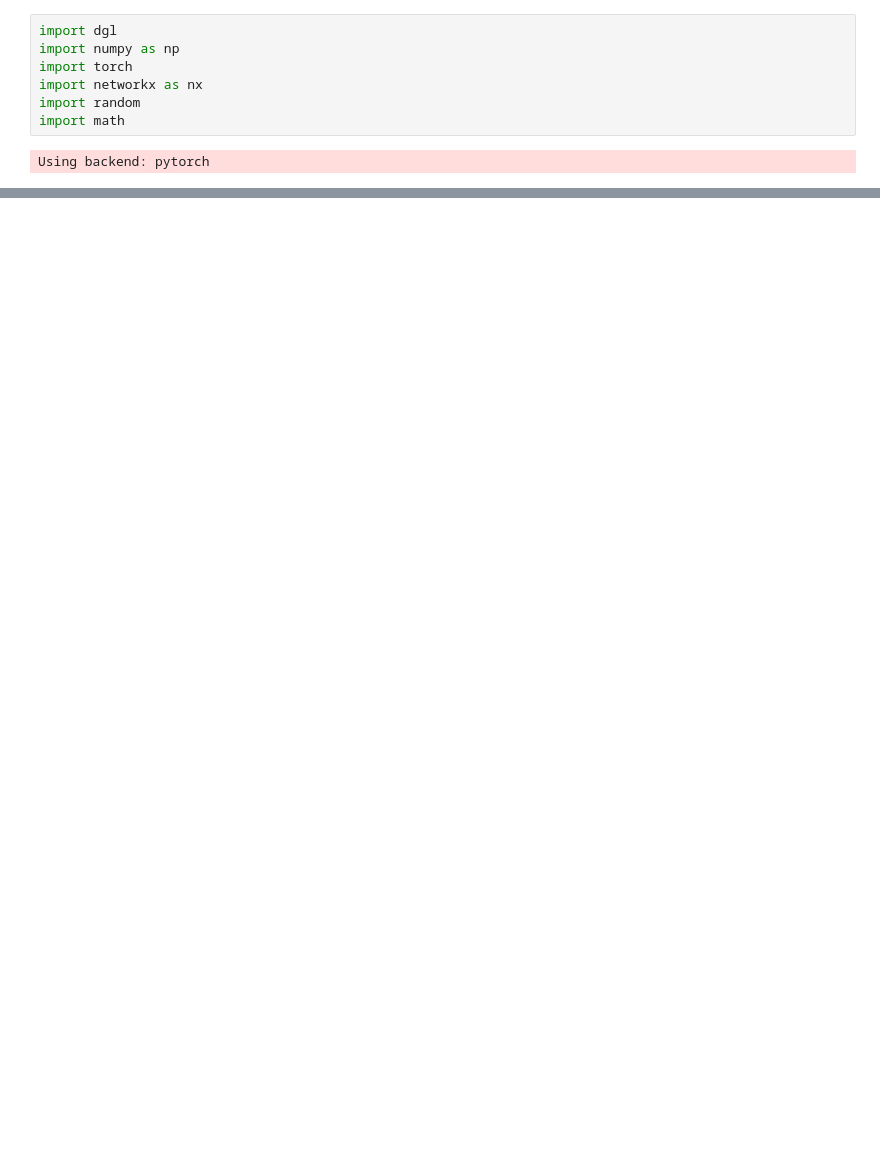
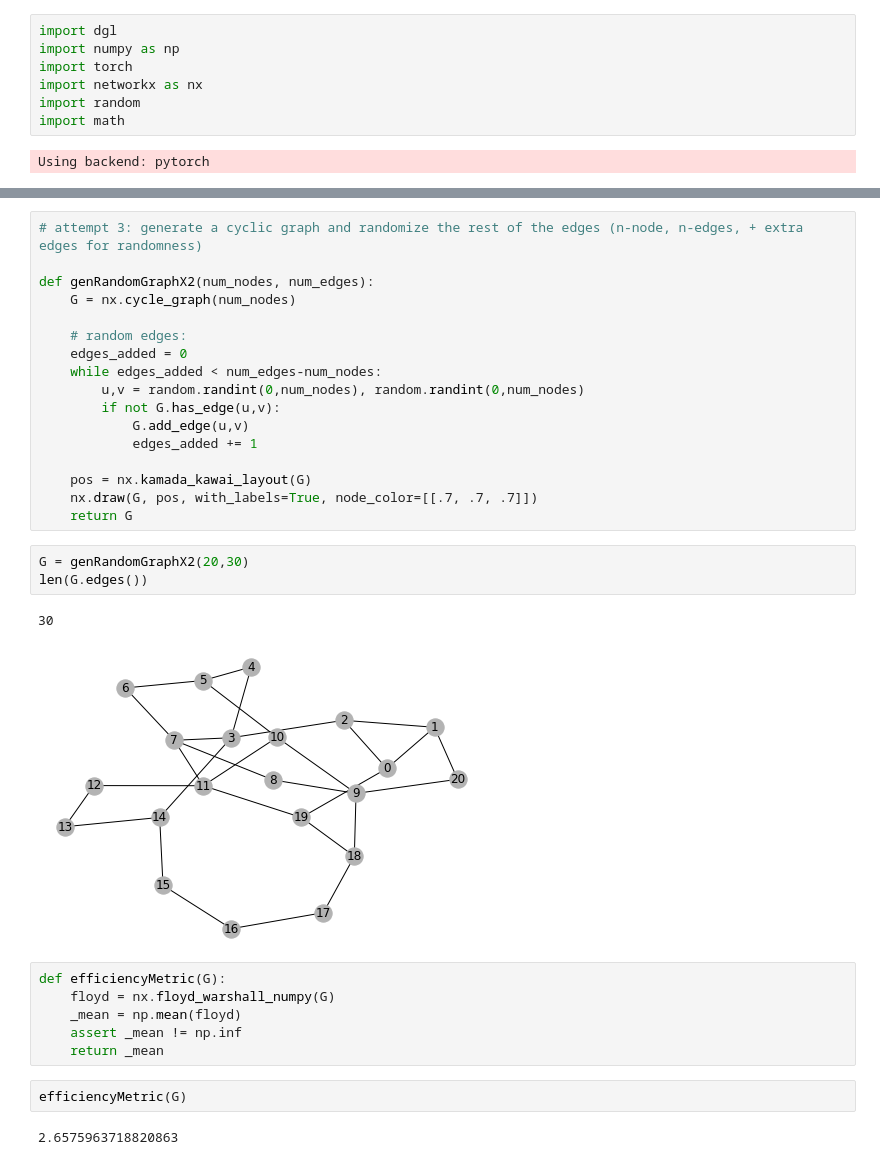
Before and after one commit to saithat/efficient-graphs, a Jupyter notebook: syn/testbed.ipynb, the cells around one changed output, grey strips where cells are left out. Cells and saved outputs as stored; diff of their text form; blank space fills up the shorter version.

```diff
--- a/syn/testbed.ipynb
+++ b/syn/testbed.ipynb
@@ -86,0 +178,33 @@ Graph(num_nodes=21, num_edges=33,
+# %%
+# attempt 3: generate a cyclic graph and randomize the rest of the edges (n-node, n-edges, + extra edges for randomness)
+
+def genRandomGraphX2(num_nodes, num_edges):
+    G = nx.cycle_graph(num_nodes)
+
+    # random edges:
+    edges_added = 0
+    while edges_added < num_edges-num_nodes:
+        u,v = random.randint(0,num_nodes), random.randint(0,num_nodes)
+        if not G.has_edge(u,v):
+            G.add_edge(u,v)
+            edges_added += 1
+
+    pos = nx.kamada_kawai_layout(G)
+    nx.draw(G, pos, with_labels=True, node_color=[[.7, .7, .7]])
+    return G
+# %%
+G = genRandomGraphX2(20,30)
+len(G.edges())
+# %% [output]
+30
+[figure, added]
+# %%
+def efficiencyMetric(G):
+    floyd = nx.floyd_warshall_numpy(G)
+    _mean = np.mean(floyd)
+    assert _mean != np.inf
+    return _mean
+# %%
+efficiencyMetric(G)
+# %% [output]
+2.6575963718820863
```
Also changed, not shown: parts of 7 cells of this notebook, 1 other file.
